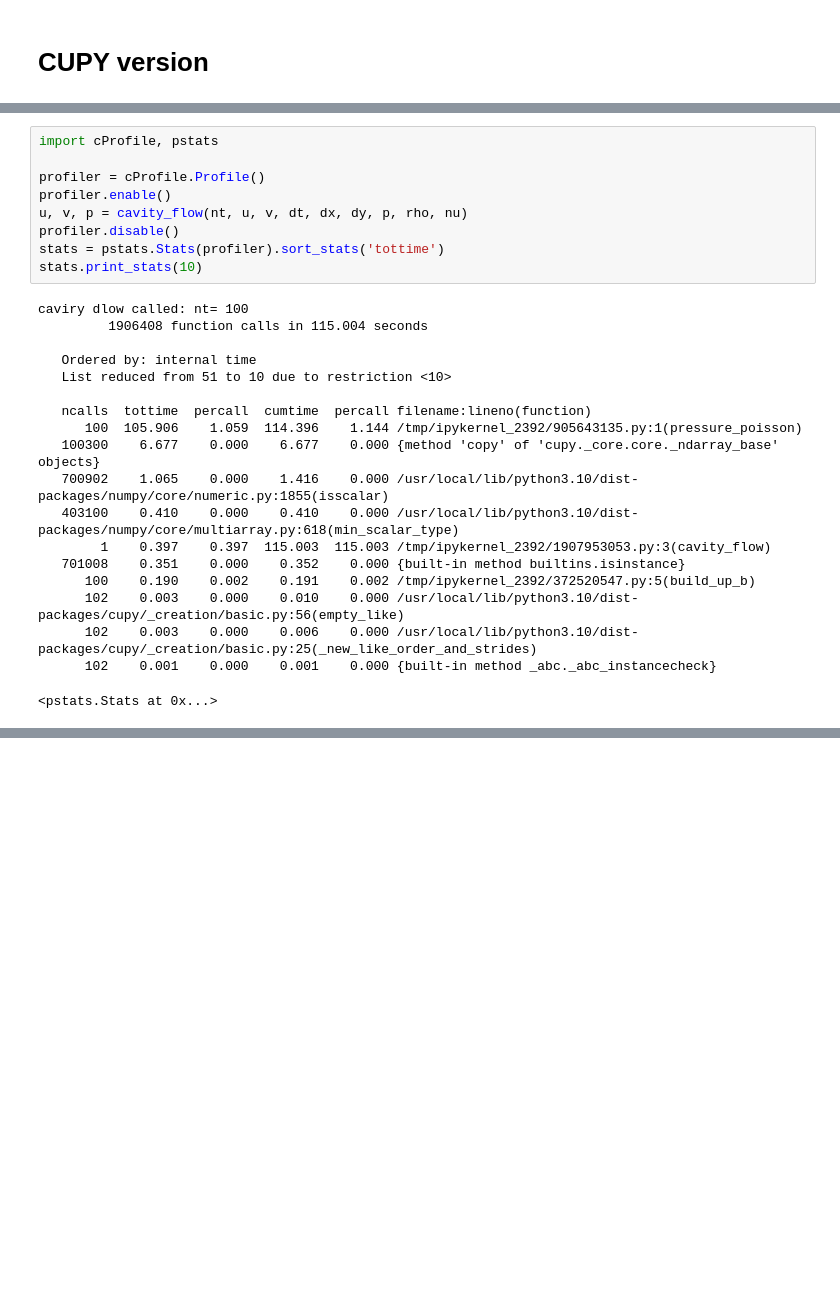
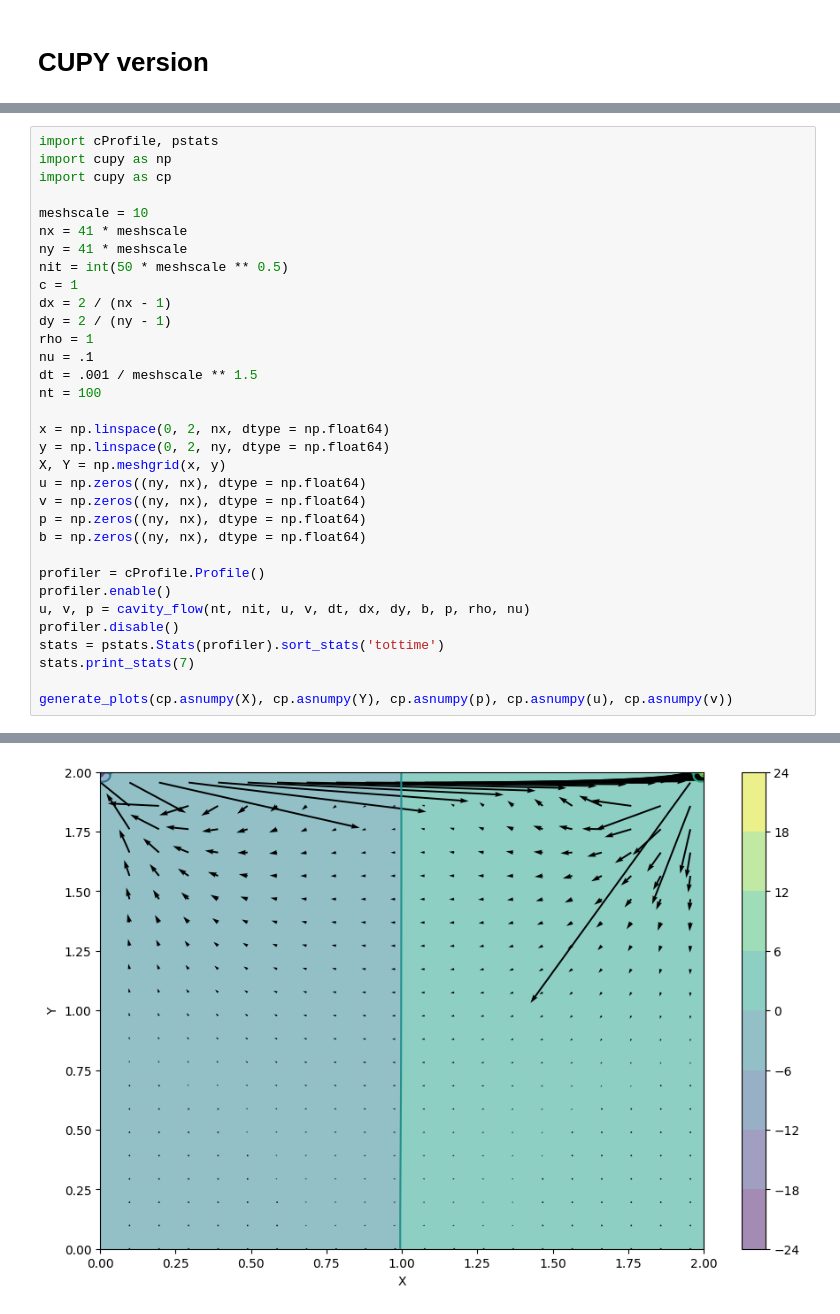
Before and after one commit to digital-nomad-cheng/HPC_Python, a Jupyter notebook: ns.ipynb, the cells around one changed output, grey strips where cells are left out. Cells and saved outputs as stored; diff of their text form; blank space fills up the shorter version.

```diff
--- a/ns.ipynb
+++ b/ns.ipynb
@@ -312,28 +194,34 @@ caviry dlow called: nt= 100
-# %%
-import cProfile, pstats
-
-profiler = cProfile.Profile()
-profiler.enable()
-u, v, p = cavity_flow(nt, u, v, dt, dx, dy, p, rho, nu)
-profiler.disable()
-stats = pstats.Stats(profiler).sort_stats('tottime')
-stats.print_stats(10)
-# %% [output]
-caviry dlow called: nt= 100
-         1906408 function calls in 115.004 seconds
-
-   Ordered by: internal time
-   List reduced from 51 to 10 due to restriction <10>
-
-   ncalls  tottime  percall  cumtime  percall filename:lineno(function)
-      100  105.906    1.059  114.396    1.144 /tmp/ipykernel_2392/905643135.py:1(pressure_poisson)
-   100300    6.677    0.000    6.677    0.000 {method 'copy' of 'cupy._core.core._ndarray_base' objects}
-   700902    1.065    0.000    1.416    0.000 /usr/local/lib/python3.10/dist-packages/numpy/core/numeric.py:1855(isscalar)
-   403100    0.410    0.000    0.410    0.000 /usr/local/lib/python3.10/dist-packages/numpy/core/multiarray.py:618(min_scalar_type)
-        1    0.397    0.397  115.003  115.003 /tmp/ipykernel_2392/1907953053.py:3(cavity_flow)
-   701008    0.351    0.000    0.352    0.000 {built-in method builtins.isinstance}
-      100    0.190    0.002    0.191    0.002 /tmp/ipykernel_2392/372520547.py:5(build_up_b)
-      102    0.003    0.000    0.010    0.000 /usr/local/lib/python3.10/dist-packages/cupy/_creation/basic.py:56(empty_like)
-      102    0.003    0.000    0.006    0.000 /usr/local/lib/python3.10/dist-packages/cupy/_creation/basic.py:25(_new_like_order_and_strides)
-      102    0.001    0.000    0.001    0.000 {built-in method _abc._abc_instancecheck}
-<pstats.Stats at 0x...>
+# %%
+import cProfile, pstats
+import cupy as np
+import cupy as cp
+
+meshscale = 10
+nx = 41 * meshscale
+ny = 41 * meshscale
+nit = int(50 * meshscale ** 0.5)
+c = 1
+dx = 2 / (nx - 1)
+dy = 2 / (ny - 1)
+rho = 1
+nu = .1
+dt = .001 / meshscale ** 1.5
+nt = 100
+
+x = np.linspace(0, 2, nx, dtype = np.float64)
+y = np.linspace(0, 2, ny, dtype = np.float64)
+X, Y = np.meshgrid(x, y)
+u = np.zeros((ny, nx), dtype = np.float64)
+v = np.zeros((ny, nx), dtype = np.float64)
+p = np.zeros((ny, nx), dtype = np.float64)
+b = np.zeros((ny, nx), dtype = np.float64)
+
+profiler = cProfile.Profile()
+profiler.enable()
+u, v, p = cavity_flow(nt, nit, u, v, dt, dx, dy, b, p, rho, nu)
+profiler.disable()
+stats = pstats.Stats(profiler).sort_stats('tottime')
+stats.print_stats(7)
+
+generate_plots(cp.asnumpy(X), cp.asnumpy(Y), cp.asnumpy(p), cp.asnumpy(u), cp.asnumpy(v))
+# %% [output]
@@ -339,0 +242 @@ caviry dlow called: nt= 100
+[figure, added]
```
Also changed, not shown: parts of 21 cells of this notebook.
